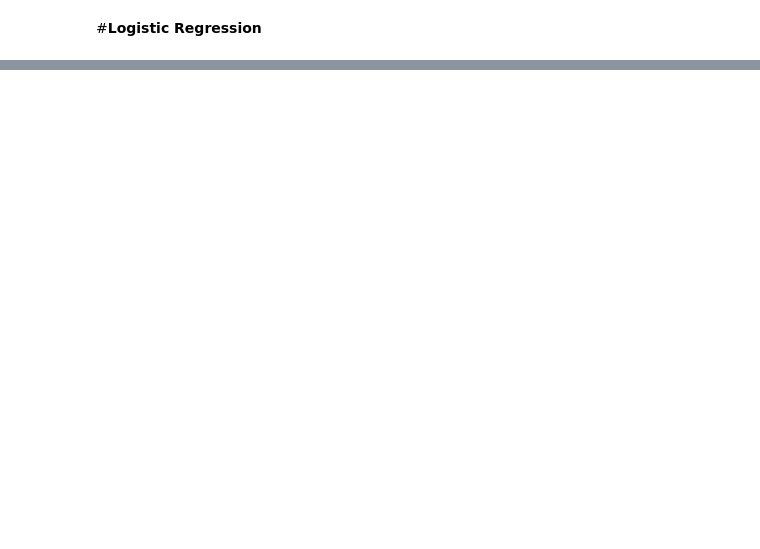
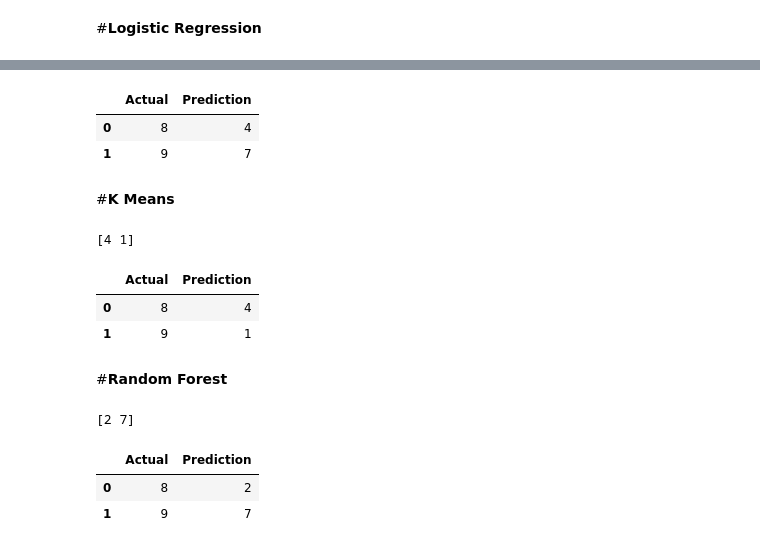
Before and after one commit to ChAbid-773/Pakistan_Crime, a Jupyter notebook: Pakistan_Crime.ipynb, the cells around one changed output, grey strips where cells are left out. Drawn from its saved outputs; the diff is of its cells as text; code cells hidden in the pictures; blank space fills up the shorter version.

```diff
--- a/Pakistan_Crime.ipynb
+++ b/Pakistan_Crime.ipynb
@@ -355,0 +362,9 @@ df
+# %%
+df3 = pd.DataFrame({"Actual": y_test, "Prediction": y_pred3}).reset_index(drop=True)
+df3
+# %% [output]
+|  | Actual | Prediction |
+| 0 | 8 | 4 |
+| 1 | 9 | 7 |
+# %% [markdown]
+#**K Means**
@@ -355,0 +375,15 @@ df
+# %%
+model4.fit(x_train,y_train)
+y_pred4=model4.predict(x_test)
+print(y_pred4)
+# %% [output]
+[4 1]
+# %%
+df4=pd.DataFrame({"Actual":y_test,"Prediction":y_pred4}).reset_index(drop=True)
+df4
+# %% [output]
+|  | Actual | Prediction |
+| 0 | 8 | 4 |
+| 1 | 9 | 1 |
+# %% [markdown]
+#**Random Forest**
@@ -355,0 +394,13 @@ df
+# %%
+model5.fit(x_train,y_train)
+y_pred5=model5.predict(x_test)
+print(y_pred5)
+# %% [output]
+[2 7]
+# %%
+df5=pd.DataFrame({"Actual":y_test,"Prediction":y_pred5}).reset_index(drop=True)
+df5
+# %% [output]
+|  | Actual | Prediction |
+| 0 | 8 | 2 |
+| 1 | 9 | 7 |
```
Also changed, not shown: parts of 17 cells of this notebook.
